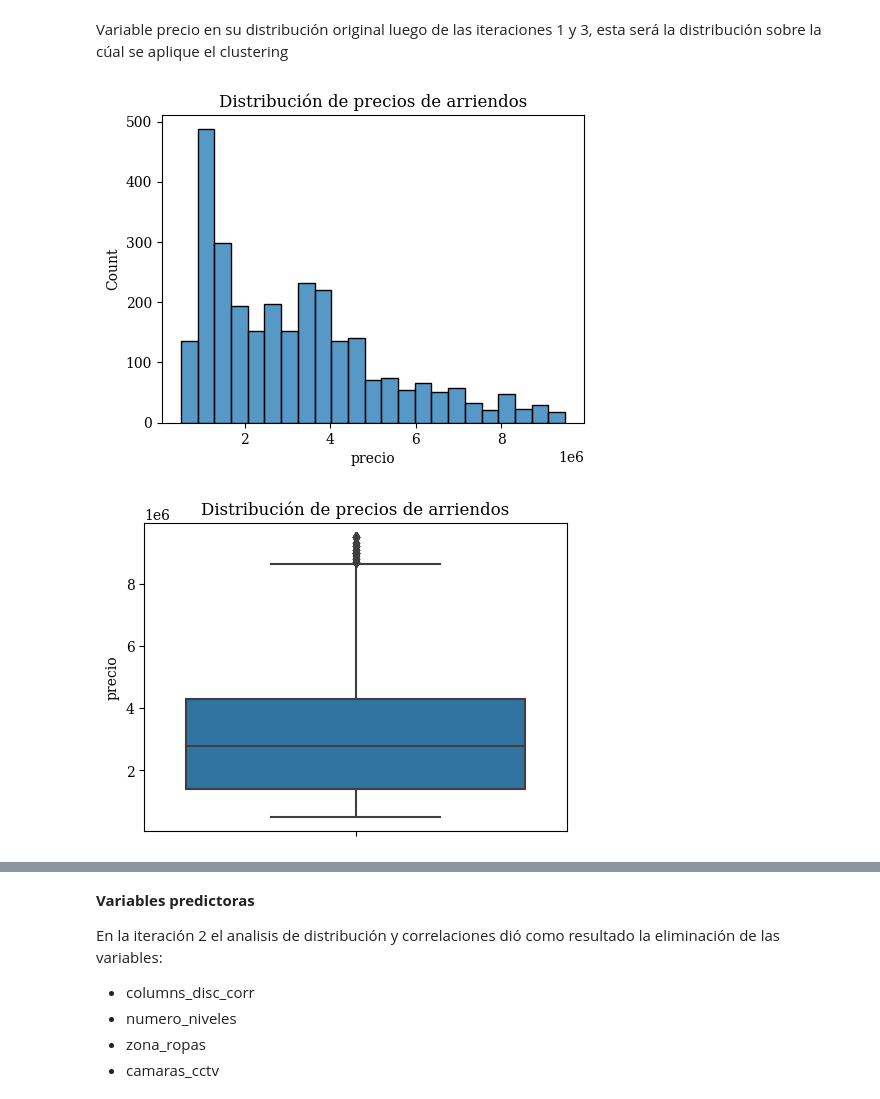
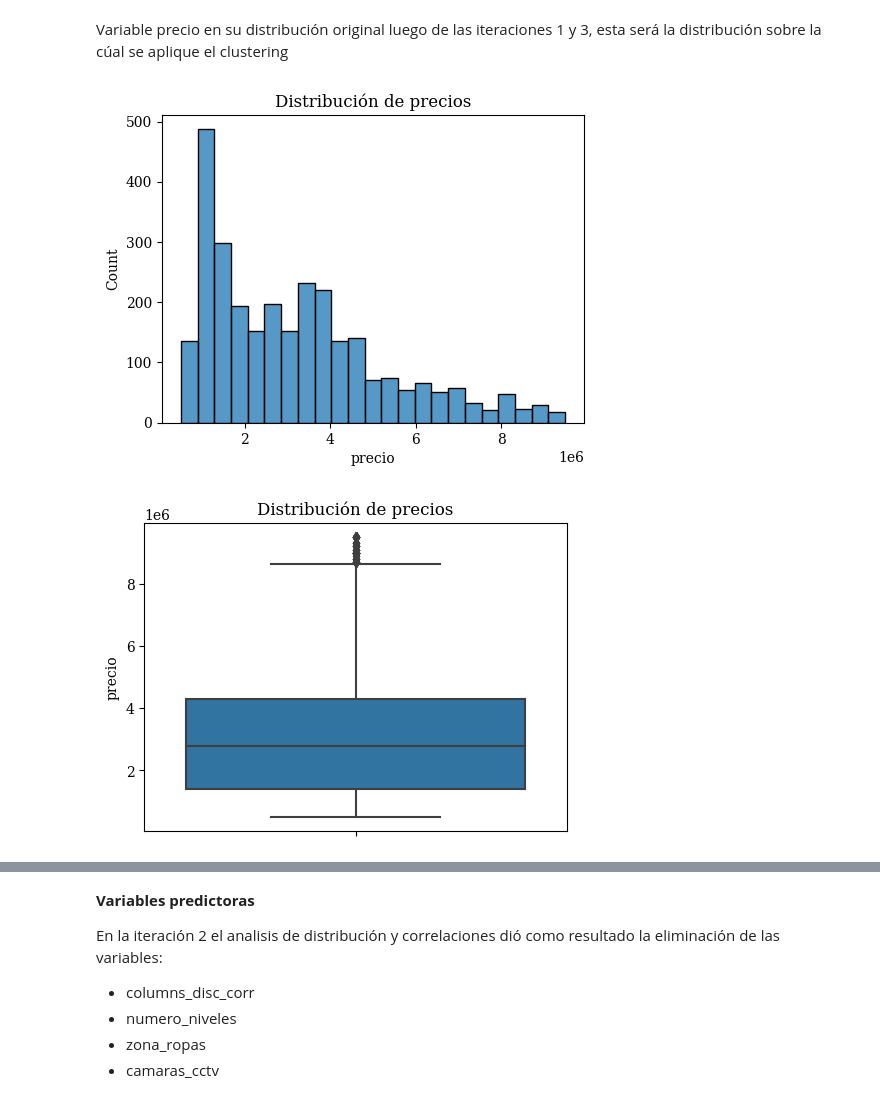
Before and after one commit to wacGitHub07/udea-monografia, a Jupyter notebook: 2_Model/2_Modelo/iteraciones/iteracion_6/interacion_6_modelo.ipynb, the cells around one changed output, grey strips where cells are left out. Saved outputs shown, nothing was run; the diff lists cells and outputs as text; code cells hidden in the pictures.

```diff
--- a/2_Model/2_Modelo/iteraciones/iteracion_6/interacion_6_modelo.ipynb
+++ b/2_Model/2_Modelo/iteraciones/iteracion_6/interacion_6_modelo.ipynb
@@ -46,10 +46,10 @@ data_model.head()
 # %% [markdown]
 Variable precio en su distribución original luego de las iteraciones 1 y 3, esta será la distribución sobre la cúal se aplique el clustering
 # %%
-graficar_distribucion_histograma(data_model, 'precio')
+graficar_distribucion_histograma(data_model, 'precio', 'Distribución de precios')
 # %% [output]
-[figure, old version]
+[figure, new version]
 # %%
-graficar_distribucion_boxplot(data_model, 'precio')
+graficar_distribucion_boxplot(data_model, 'precio', 'Distribución de precios')
 # %% [output]
-[figure, old version]
+[figure, new version]
```
Also changed, not shown: parts of 38 cells of this notebook, 21 other files.
